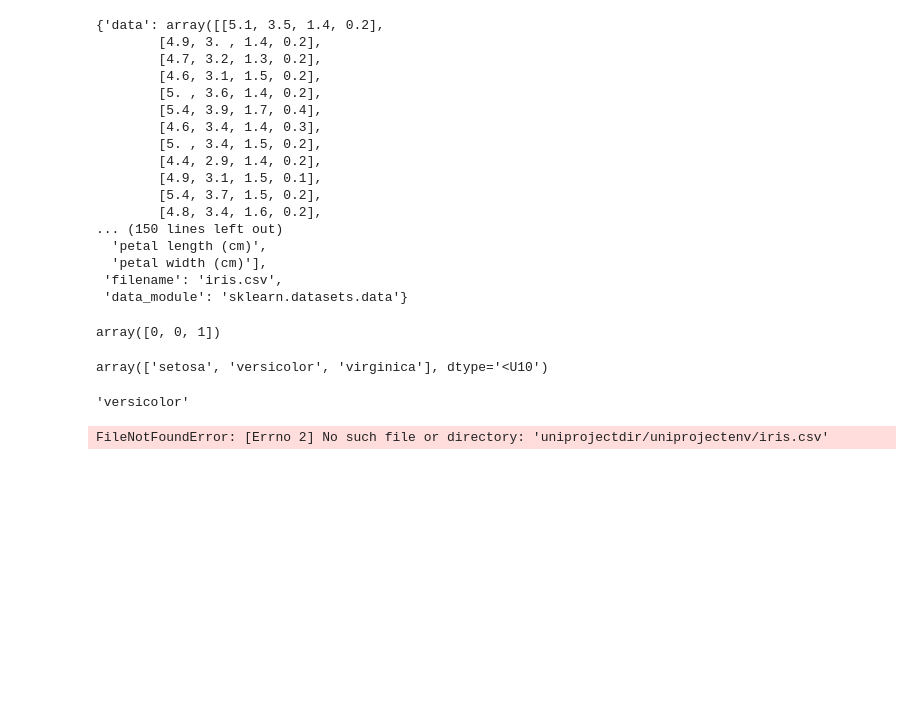
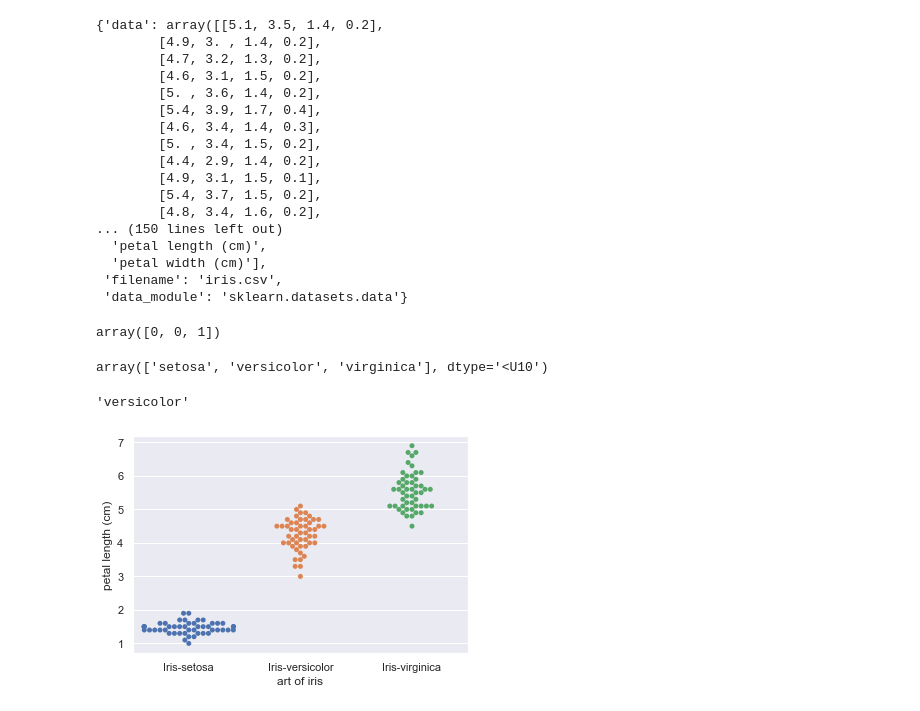
Before and after one commit to mhagg20/T3INF4333_1_19E_DataScience, a Jupyter notebook: Uebungen/TestProject.ipynb, the cells around one changed output. Saved outputs shown, nothing was run; the diff lists cells and outputs as text; code cells hidden in the pictures; blank space fills up the shorter version.

```diff
--- a/Uebungen/TestProject.ipynb
+++ b/Uebungen/TestProject.ipynb
@@ -63,15 +63,15 @@ data.target_names[1]
 # %%
 %pwd
 
 
 import pandas as pd
-iris = pd.read_csv("uniprojectdir/uniprojectenv/iris.csv", sep = ';') # use delimeters, try to check if all data ar available
+iris = pd.read_csv("Daten/iris.csv", sep = ';') # use delimeters, try to check if all data ar available
 iris['target_names'].value_counts()
 _ = sns.swarmplot(x='target_names', y='petal length (cm)', data=iris)
 # Label the axes
 _ = plt.xlabel('art of iris')
 _ = plt.ylabel('petal length (cm)')
 # %% [output]
-FileNotFoundError: [Errno 2] No such file or directory: 'uniprojectdir/uniprojectenv/iris.csv'
+[figure, added]
 # %%
 iris
```
Also changed, not shown: parts of 17 cells of this notebook, 1 other file.
